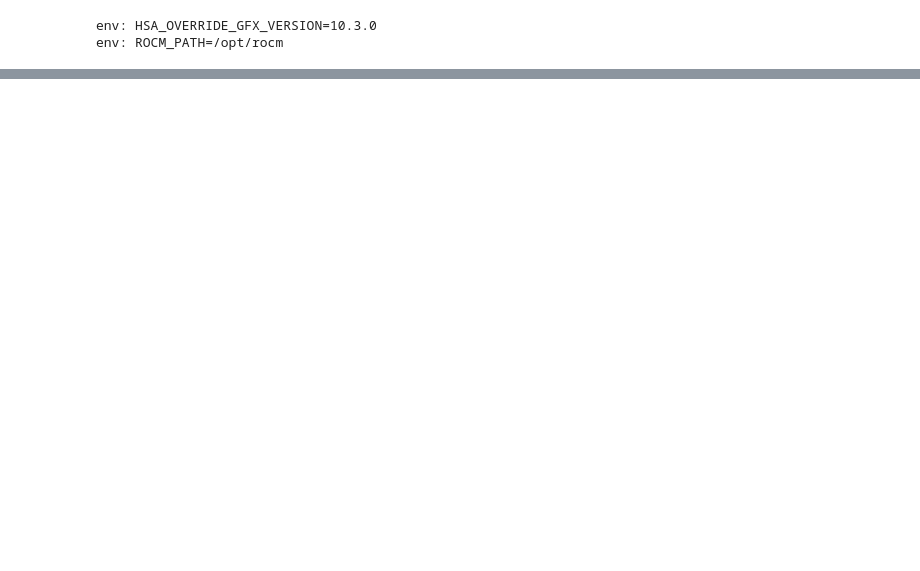
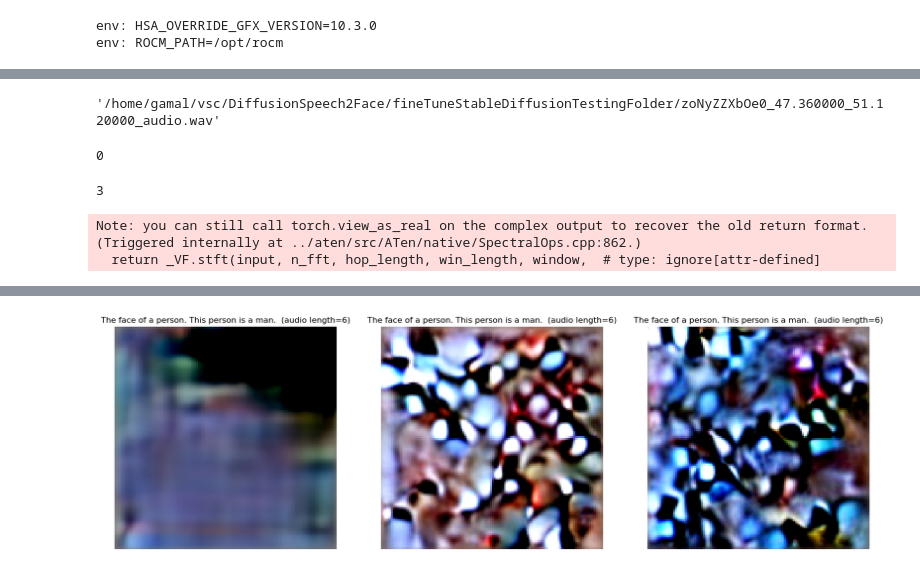
Before and after one commit to AhmedGamal411/DiffusionSpeech2Face, a Jupyter notebook: fineTuneStableDiffusionTesting.ipynb, the cells around one changed output, grey strips where cells are left out. Drawn from its saved outputs; the diff is of its cells as text; code cells hidden in the pictures; blank space fills up the shorter version.

Commit message:
- working on fineTuneStableDiffusionTesting

```diff
--- a/fineTuneStableDiffusionTesting.ipynb
+++ b/fineTuneStableDiffusionTesting.ipynb
@@ -460,0 +111,2 @@ a.shape
+# %%
+s2f_model.diffusion_model.load_weights(weights_path)
@@ -493,0 +173,76 @@ for prompt in outputs:
+# %%
+absPathAudio_w = os.path.abspath(audio_folder) + "/" + video_filename
+absPathAudio = os.path.splitext(absPathAudio_w)[0]+'_audio.wav'
+absPathAudio_w = os.path.splitext(absPathAudio_w)[0]
+absPathAudio
+# %% [output]
+'/home/gamal/vsc/DiffusionSpeech2Face/fineTuneStableDiffusionTestingFolder/zoNyZZXbOe0_47.360000_51.120000_audio.wav'
+# %%
+import subprocess
+# Extract audio monochannel and with 16khz and put it in absPathAudio
+
+command = "ffmpeg -nostats -loglevel 0 -y -i '" + video_path + "' -acodec pcm_s16le -ab 160k -ac 1 -ar 16000 -vn '" + absPathAudio  + "'"
+subprocess.call(command, shell=True)
+# %% [output]
+0
+# %%
+from pydub import AudioSegment
+import math
+# Get original duration of video
+audio = AudioSegment.from_file(video_path)
+audio_length_og = math.floor(audio.duration_seconds)
+audio_length_og
+# %% [output]
+3
+# %%
+import torchaudio
+from threading import Thread
+import time
+
+
+# Function to delete audio temp files
+def delFiles(filesToDelete):
+    time.sleep(ttwbdf)  # wait a bit
+    for file in filesToDelete:
+        try:
+            os.remove(file)
+        except OSError:
+            pass
+
+
+# Will either truncate or loop the original video to reach audio_length (6,12 or 24)
+audio_length_list = [6]
+for audio_length in audio_length_list:
+    path_var_len_audio =  absPathAudio_w + "audio" + str(audio_length) + "s.wav"    # path to the variable length audio
+    path_var_len_audio_temp =  absPathAudio_w + "audio_temp" + str(audio_length) + "s.wav"  # path to a temp version of the variable length audio
+
+    if(audio_length_og > audio_length):
+        # Truncate
+
+        command = "ffmpeg -nostats -loglevel 0 -y -ss 0 -t "+str(audio_length)+" -i \"" + absPathAudio + "\" \"" + path_var_len_audio + "\""
+        subprocess.call(command, shell=True)
+
+
+    else:
+        # Loop then truncaate
+        #print("lesa")
+        twoDigitLenStr = f"{audio_length:02}"
+        #print(twoDigitLenStr)
+        command = "ffmpeg -nostats -loglevel 0 -y -stream_loop -1 -i '" + absPathAudio + "' -t \"00:00:"+twoDigitLenStr+".000\" -codec:a \"aac\" -f \"wav\" -c copy '"+ path_var_len_audio_temp + "'"
+        subprocess.call(command, shell=True)
+        command = "ffmpeg -nostats -loglevel 0 -y -ss 0 -t "+str(audio_length)+" -i \"" + path_var_len_audio_temp + "\" \"" + path_var_len_audio + "\""
+        subprocess.call(command, shell=True)
+
+    # Extract speaker embeddings
+    signal, fs = torchaudio.load(path_var_len_audio)
+    embeddings = classifier.encode_batch(signal)
+
+
+    convertS2F(embeddings,audio_length)
+
+    ftd = [absPathAudio,path_var_len_audio,os.path.basename(path_var_len_audio),path_var_len_audio_temp]
+    tDelete = Thread(target=delFiles, args=(ftd,))   # spawn a process
+    tDelete.start()
+# %% [output]
+Note: you can still call torch.view_as_real on the complex output to recover the old return format. (Triggered internally at ../aten/src/ATen/native/SpectralOps.cpp:862.)
+  return _VF.stft(input, n_fft, hop_length, win_length, window,  # type: ignore[attr-defined]
@@ -493,0 +250 @@ for prompt in outputs:
+[figure, added]
```
Also changed, not shown: parts of 30 cells of this notebook.
